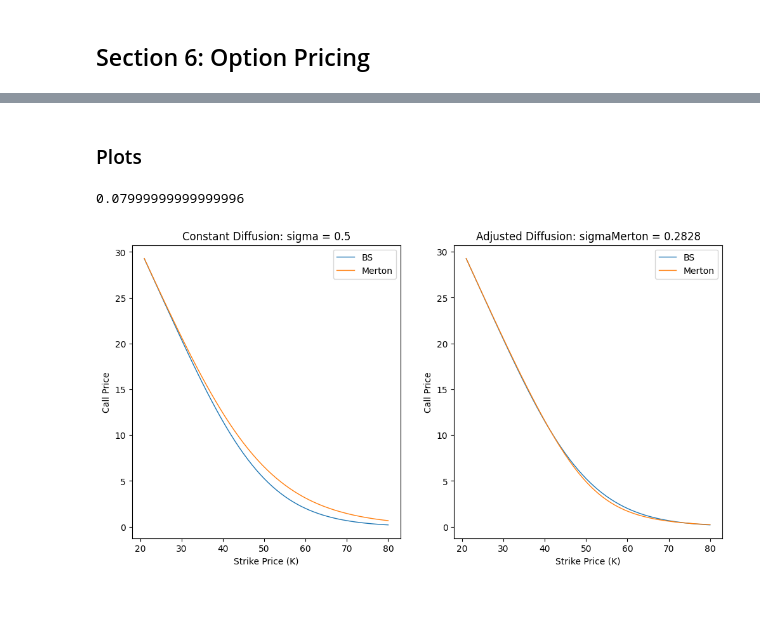
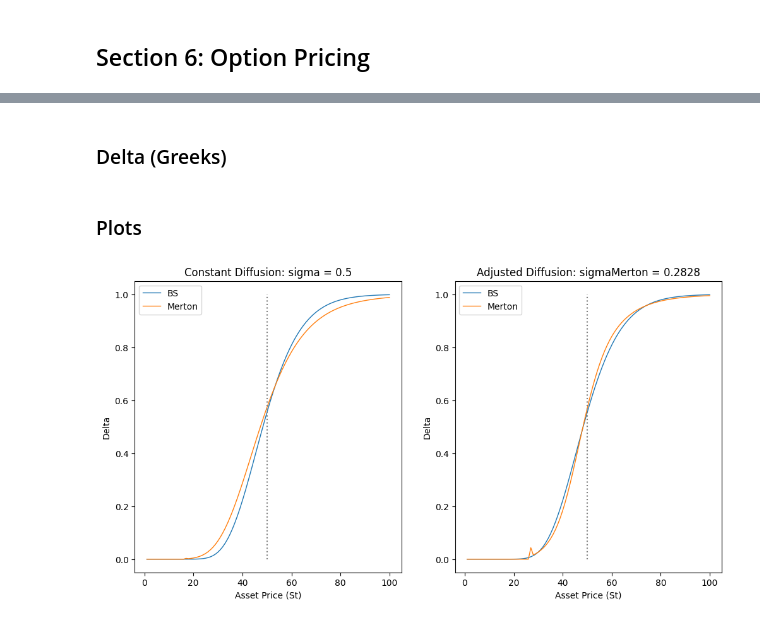
Before and after one commit to alexfaassen/STA2502, a Jupyter notebook: STA2502Report.ipynb, the cells around one changed output, grey strips where cells are left out. Drawn from its saved outputs; the diff is of its cells as text; code cells hidden in the pictures.

```diff
--- a/STA2502Report.ipynb
+++ b/STA2502Report.ipynb
@@ -159,17 +159,17 @@ def call_BS(St, k, r, sigma, T, t = 0):
 
 # Merton
 def call_Merton(lam, m, delta, St, k, r, sigma, T, t = 0):
-    val = np.zeros(len(k))
+    val = np.zeros(len(St))
     lam_bar = lam * np.exp(m + delta**2/2)
     delta_T = T - t
     # for i in range(100):
-    for j in range(len(k)):
+    for j in range(len(St)):
         i = 0
         diff = 1
         while diff > 0.00001:
             sigma_i = np.sqrt(sigma**2 + (i * delta**2)/delta_T)
             r_i = r - lam * (np.exp(m + delta**2/2) - 1) + i*(m + delta**2/2)/delta_T
-            diff = (lam_bar * delta_T)**i/np.math.factorial(i) * call_BS(St, k[j], r_i, sigma_i, T, t)
+            diff = (lam_bar * delta_T)**i/np.math.factorial(i) * call_BS(St[j], k, r_i, sigma_i, T, t)
             val[j] += diff
             i += 1
     return np.exp(-lam_bar * delta_T) * val
@@ -176,48 +225,40 @@ def call_Merton(lam, m, delta, St, k, r, sigma, T, t = 0):
+# %% [markdown]
+### Delta (Greeks)
+# %%
+# Delta-Greek Approximation
+def greek_delta(prices, end, start = 0):
+    dt = (end - start)/(len(prices) - 1)
+    dprices = np.zeros(len(prices))
+    dprices[1:len(prices)] = prices[1:len(prices)] - prices[0:(len(prices) - 1)]
+    dprices[0] = dprices[1]
+
+    return dprices / dt
 # %% [markdown]
 ### Plots
 # %%
-## Figures
-# Parameters
-St = 50
-k = np.arange(20, 80) + 1
-r = 0.05
-T = 0.25
-Ndt = 1000
-sigma_BS = 0.5
-# Merton
-lam = 4
-m = -0.05
-delta = 0.2
-sigma_Merton = np.sqrt(sigma_BS**2 - lam * (delta**2 + m**2))
-#print(sigma_BS**2 - lam * (delta**2 + m**2))
-
-# Call prices - Plots
-# Figure params
-lw = 1
-
 # Setup
-np.random.seed(2502)
 fig, axes = plt.subplots(1, 2, figsize=(12,6), sharex=True)
 
 # Constant diffusion
-price = np.transpose(np.array([call_BS(St, k, r, sigma_BS, T), call_Merton(lam, m, delta, St, k, r, sigma_BS, T)]))
-# Plot the call price
-axes[0].plot(k, price, linewidth=lw, label = ["BS", "Merton"])
+delta_greek1 = np.transpose(np.array([greek_delta(price1[:, 0], 100, 1), greek_delta(price1[:, 1], 100, 1)]))
+# Plot the delta (greeks) approximation
+axes[0].plot(St, delta_greek1, linewidth=lw, label = ["BS", "Merton"])
+axes[0].vlines(x=k, ymin=0, ymax=1, colors = 'gray', linestyles = 'dotted')
 axes[0].set_title("Constant Diffusion: " + r"sigma = " + str(sigma_BS))
-axes[0].set_xlabel('Strike Price (K)')
-axes[0].set_ylabel('Call Price')
+axes[0].set_xlabel('Asset Price (St)')
+axes[0].set_ylabel('Delta')
 axes[0].legend()
 
 # Adjusted diffusion
-price = np.transpose(np.array([call_BS(St, k, r, sigma_BS, T), call_Merton(lam, m, delta, St, k, r, sigma_Merton, T)]))
-# Plot the call price
-axes[1].plot(k, price, linewidth=lw, label = ["BS", "Merton"])
+delta_greek2 = np.transpose(np.array([greek_delta(price2[:, 0], 100, 1), greek_delta(price2[:, 1], 100, 1)]))
+# Plot the delta (greeks) approximation
+axes[1].plot(St, delta_greek2, linewidth=lw, label = ["BS", "Merton"])
+axes[1].vlines(x=k, ymin=0, ymax=1, colors = 'gray', linestyles = 'dotted')
 axes[1].set_title("Adjusted Diffusion: " + r"sigmaMerton = " + str(round(sigma_Merton, 4)))
-axes[1].set_xlabel('Strike Price (K)')
-axes[1].set_ylabel('Call Price')
+axes[1].set_xlabel('Asset Price (St)')
+axes[1].set_ylabel('Delta')
 axes[1].legend()
 
 plt.show()
 # %% [output]
-0.07999999999999996
-[figure, old version]
+[figure, new version]
```
Also changed, not shown: parts of 2 cells of this notebook, 1 other file.
